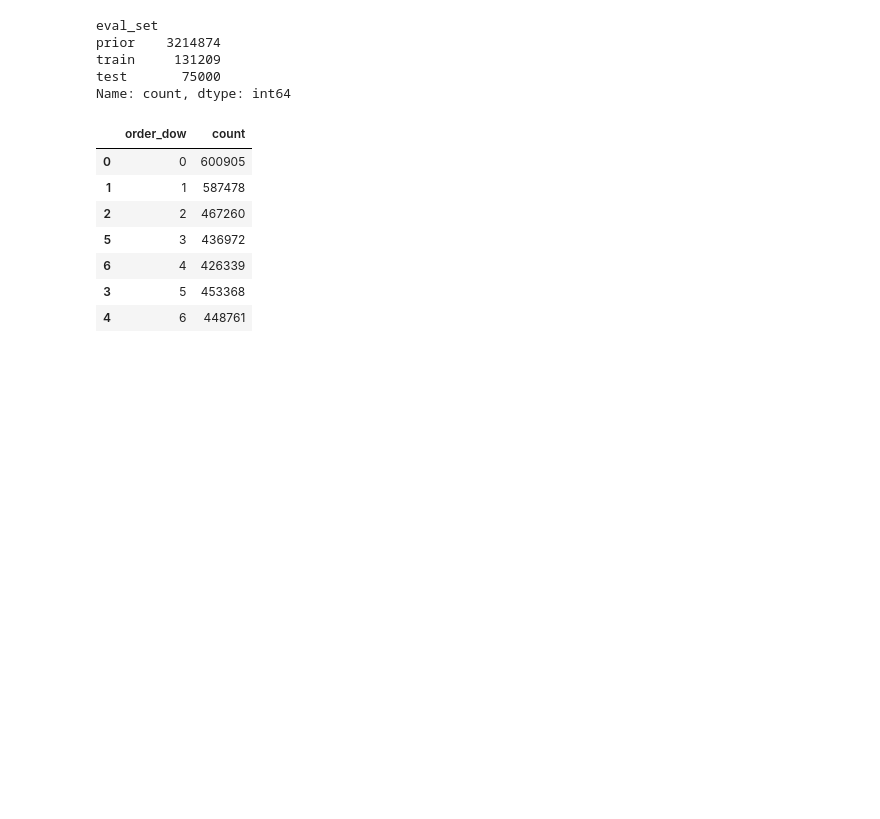
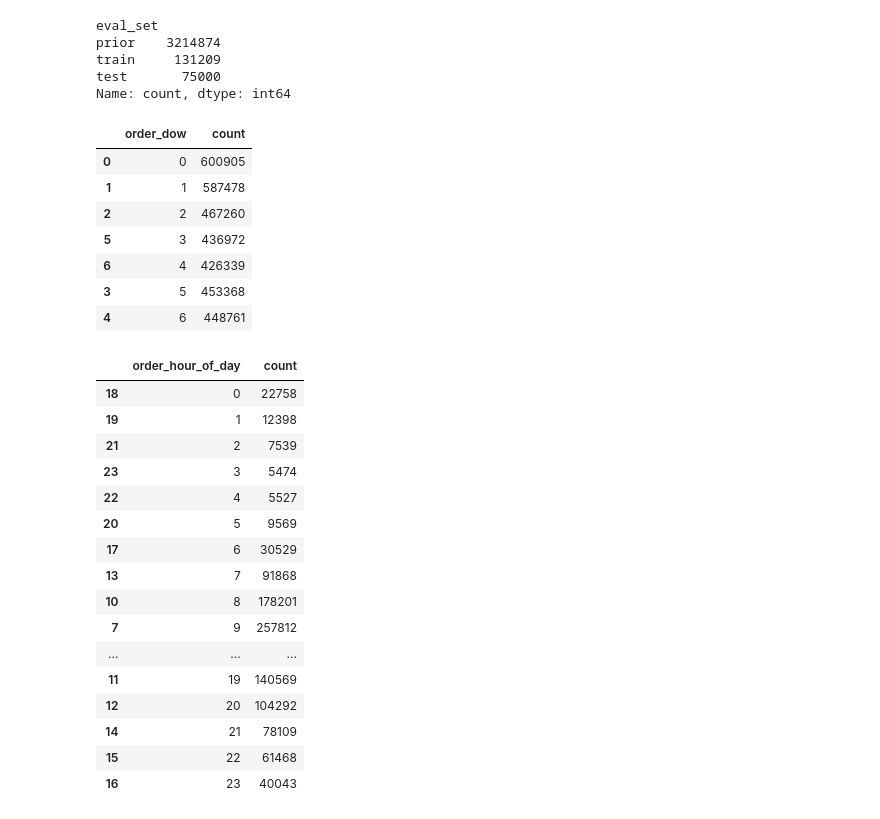
Before and after one commit to nnaneas/data-analytics-with-python, a Jupyter notebook: notebook/05_pandas.ipynb, the cells around one changed output. Cells and saved outputs as stored; diff of their text form; code cells hidden in the pictures; blank space fills up the shorter version.

```diff
--- a/notebook/05_pandas.ipynb
+++ b/notebook/05_pandas.ipynb
@@ -179,3 +179,23 @@ df_orders['order_dow'].value_counts().reset_index().sort_values(by='order_dow')
 | 6 | 4 | 426339 |
 | 3 | 5 | 453368 |
 | 4 | 6 | 448761 |
+# %%
+df_orders['order_hour_of_day'].value_counts().reset_index().sort_values(by='order_hour_of_day')
+# %% [output]
+|  | order_hour_of_day | count |
+| 18 | 0 | 22758 |
+| 19 | 1 | 12398 |
+| 21 | 2 | 7539 |
+| 23 | 3 | 5474 |
+| 22 | 4 | 5527 |
+| 20 | 5 | 9569 |
+| 17 | 6 | 30529 |
+| 13 | 7 | 91868 |
+| 10 | 8 | 178201 |
+| 7 | 9 | 257812 |
+| ... | ... | ... |
+| 11 | 19 | 140569 |
+| 12 | 20 | 104292 |
+| 14 | 21 | 78109 |
+| 15 | 22 | 61468 |
+| 16 | 23 | 40043 |
```
Also changed, not shown: parts of 7 cells of this notebook, 2 other files.
